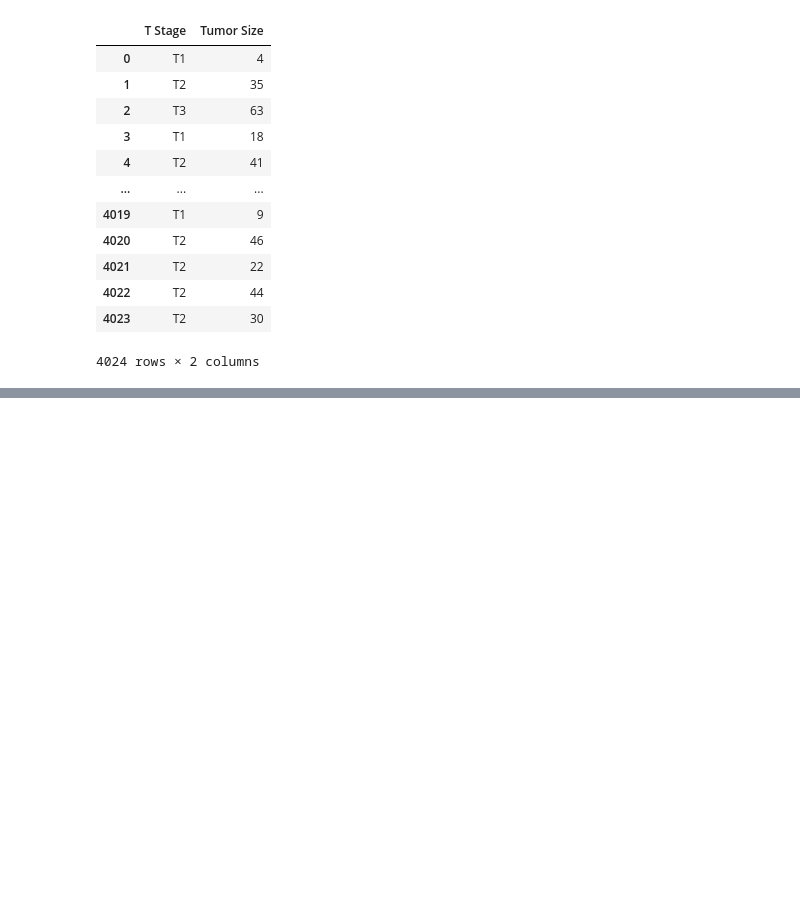
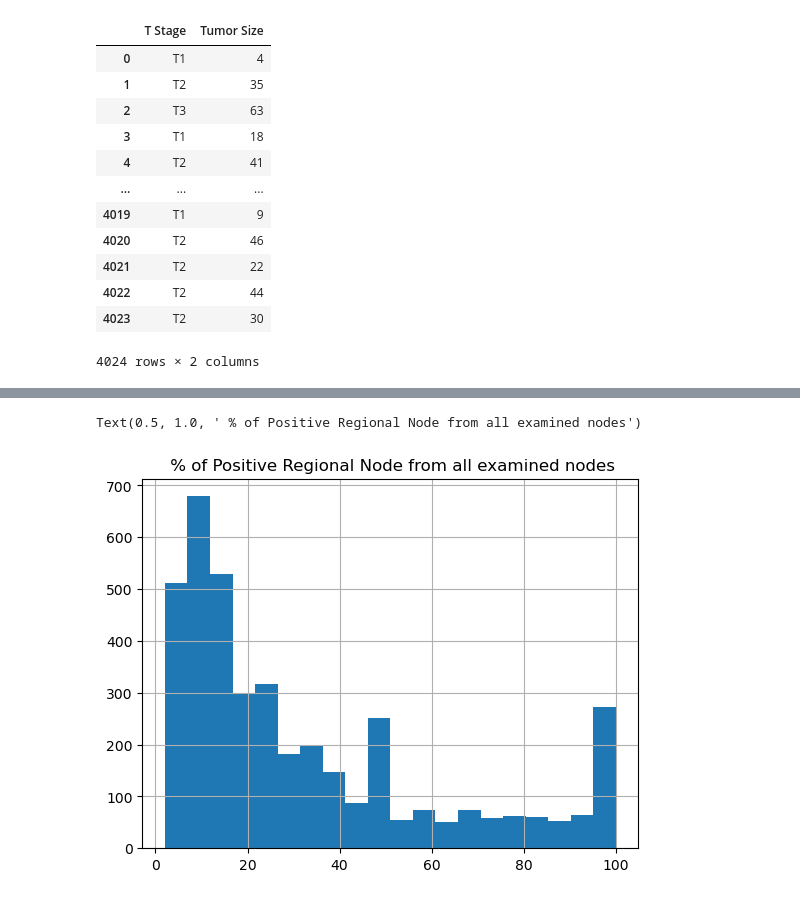
Before and after one commit to roy2392/breast_cancer_classification, a Jupyter notebook: EDA.ipynb, the cells around one changed output, grey strips where cells are left out. Saved outputs shown, nothing was run; the diff lists cells and outputs as text; code cells hidden in the pictures; blank space fills up the shorter version.

```diff
--- a/EDA.ipynb
+++ b/EDA.ipynb
@@ -659,0 +633,6 @@ for k in k_values:
+# %%
+df['Regional_Node_pos_%'].hist(bins =20)
+plt.title(' % of Positive Regional Node from all examined nodes', fontsize=12)
+# %% [output]
+Text(0.5, 1.0, ' % of Positive Regional Node from all examined nodes')
+[figure, added]
```
Also changed, not shown: parts of 11 cells of this notebook.
